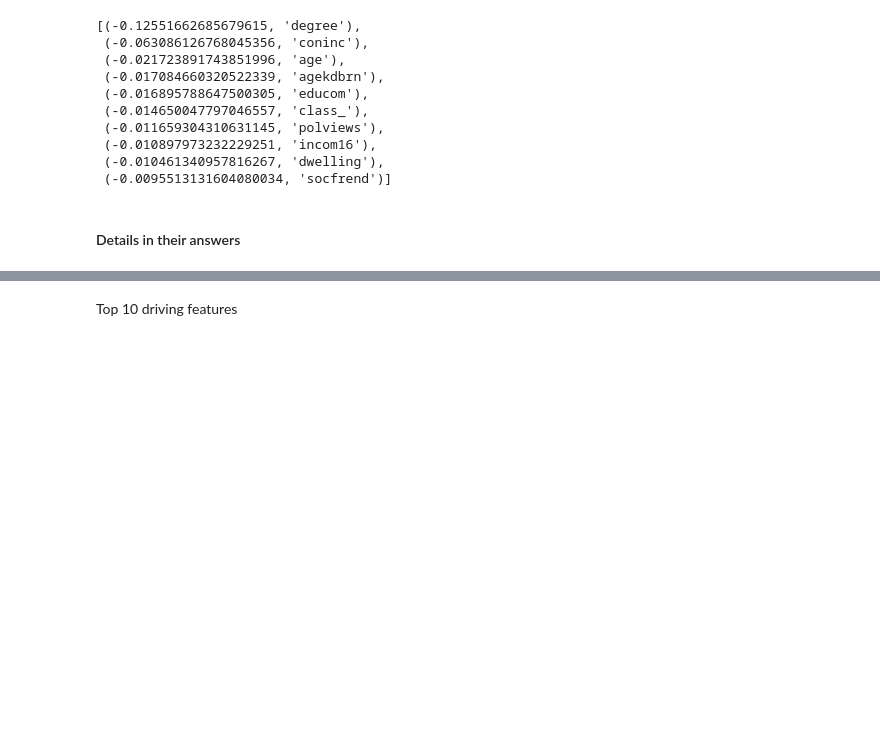
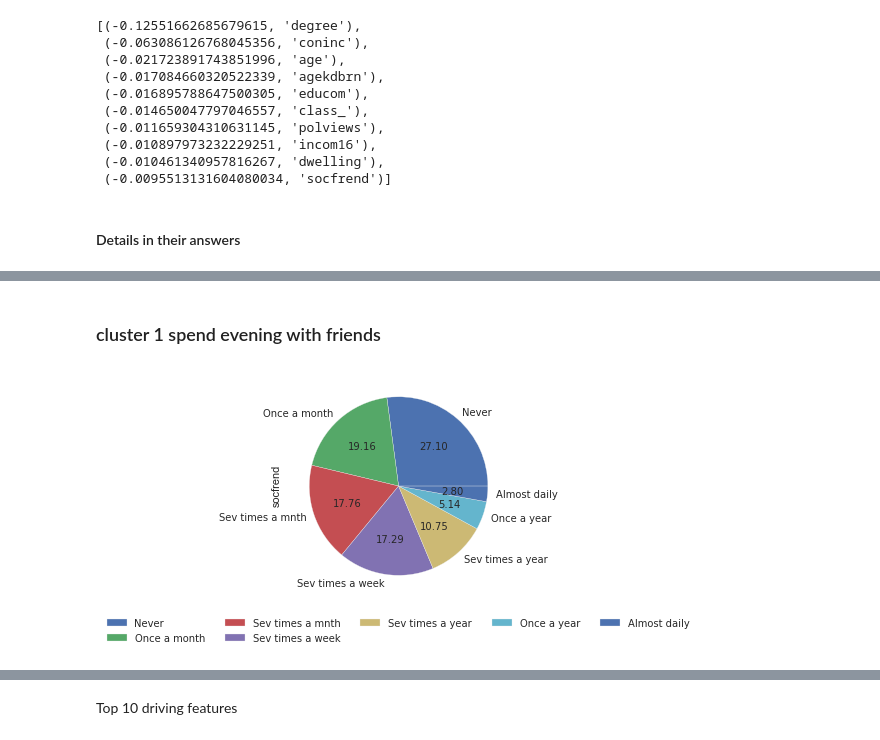
Before and after one commit to banjopickin/women_workforce, a Jupyter notebook: FC_analysis-version2.ipynb, the cells around one changed output, grey strips where cells are left out. Saved outputs shown, nothing was run; the diff lists cells and outputs as text; code cells hidden in the pictures; blank space fills up the shorter version.

```diff
--- a/FC_analysis-version2.ipynb
+++ b/FC_analysis-version2.ipynb
@@ -269,0 +264,6 @@ cluster_summary(df_c0,cat_cols)
+# %% [markdown]
+### cluster 1 spend evening with friends
+# %%
+simple_pie(df_c1.socfrend.replace(sv.bs,np.nan),(4,4))
+# %% [output]
+[figure, added]
```
Also changed, not shown: parts of 34 cells of this notebook.
